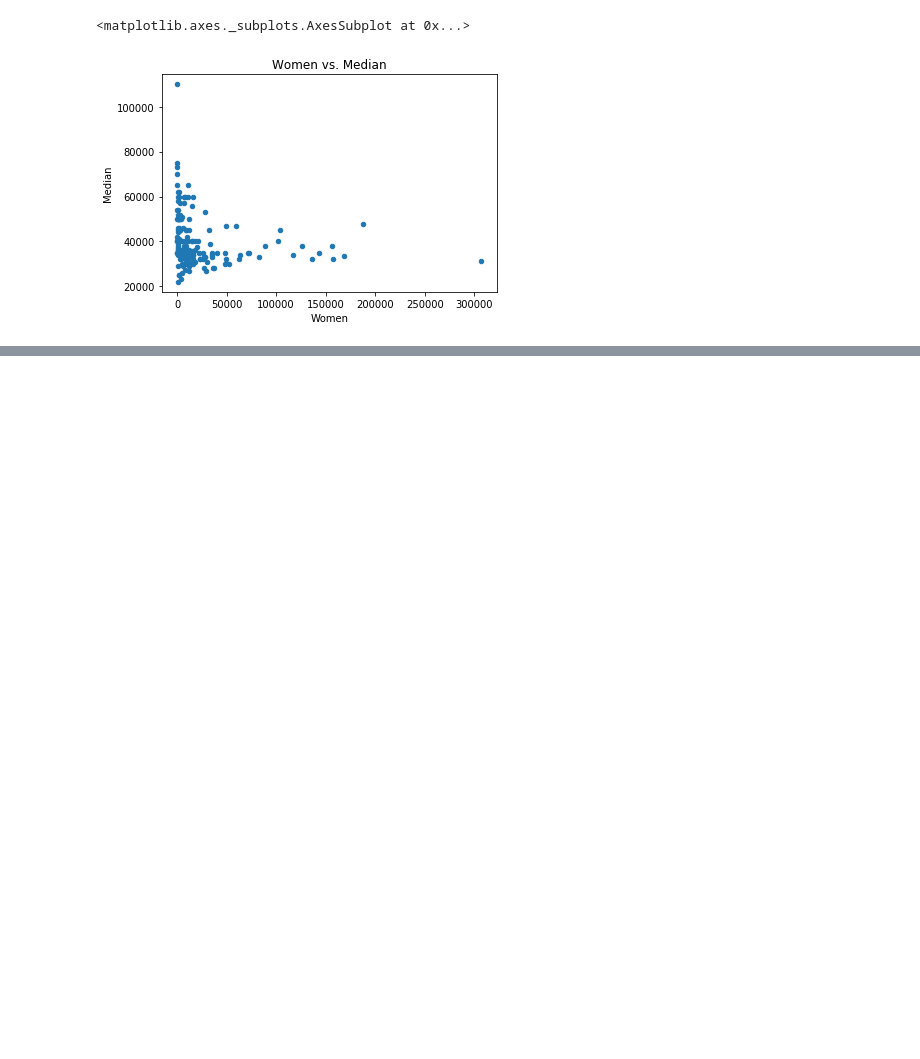
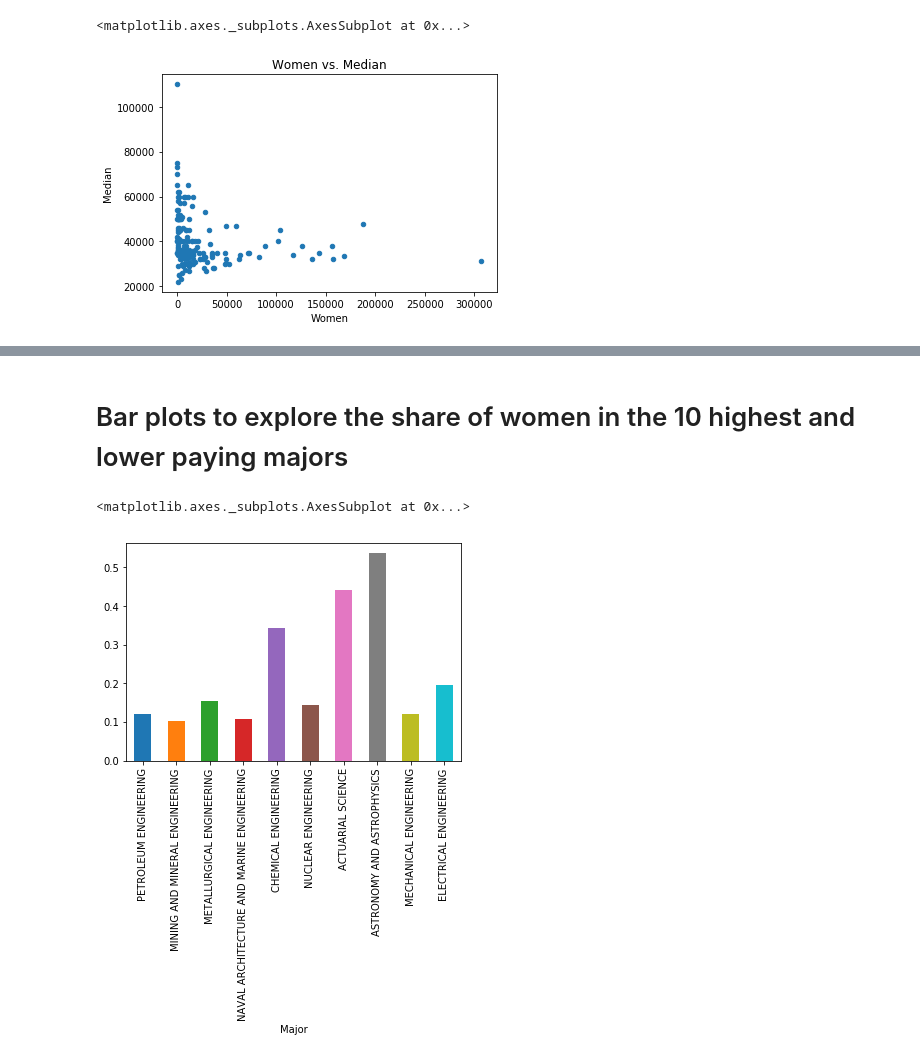
Before and after one commit to kalingwu/Dataquest-Projects, a Jupyter notebook: Guided Project_Visualizing Earnings Based On College Majors/Basics.ipynb, the cells around one changed output, grey strips where cells are left out. Drawn from its saved outputs; the diff is of its cells as text; code cells hidden in the pictures; blank space fills up the shorter version.

```diff
--- a/Guided Project_Visualizing Earnings Based On College Majors/Basics.ipynb
+++ b/Guided Project_Visualizing Earnings Based On College Majors/Basics.ipynb
@@ -99,0 +142,7 @@ recent_grads.plot(x="Women",y="Median",kind="scatter",title='Women vs. Median')
+# %% [markdown]
+# Bar plots to explore the share of women in the 10 highest and lower paying majors
+# %%
+recent_grads[:10].plot.bar(x="Major",y="ShareWomen",legend=False)
+# %% [output]
+<matplotlib.axes._subplots.AxesSubplot at 0x...>
+[figure, added]
```
Also changed, not shown: parts of 9 cells of this notebook.
